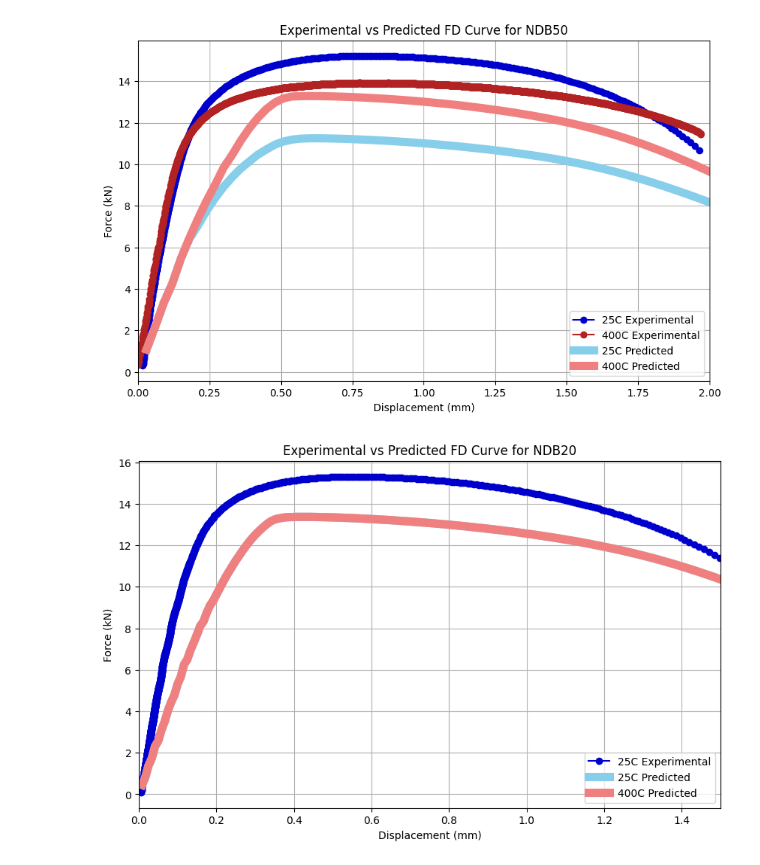
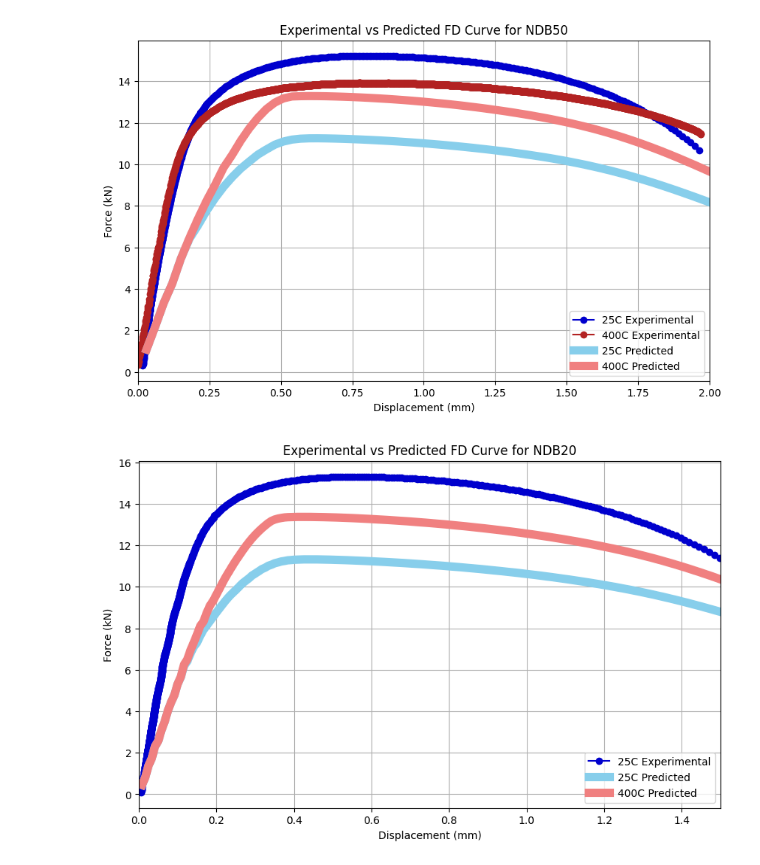
Before and after one commit to LianjGroup/Machine-Learning-Assisted-Optimization-of-Hardening-Parameters, a Jupyter notebook: MAIN/MODELS/forceDispCurves_xgb_combined.ipynb, the cells around one changed output. Drawn from its saved outputs; the diff is of its cells as text; code cells hidden in the pictures.

```diff
--- a/MAIN/MODELS/forceDispCurves_xgb_combined.ipynb
+++ b/MAIN/MODELS/forceDispCurves_xgb_combined.ipynb
@@ -49,39 +49,39 @@ import matplotlib.pyplot as plt
 
 # Define the file path and folder name
 file_path_ndbr20_25c = 'EXP_FD/NDBR20_FD_Curve.csv'
-file_path_ndbr20_25c_predicted = 'PREDICTED_FD/XGB/ndb20_xgb_25c_processed.csv'
+file_path_ndbr20_25c_predicted = 'PREDICTED_FD/XGB/ndb20_xgb_25c_secondTry_processed.csv'
 file_path_ndbr20_400c_predicted = 'PREDICTED_FD/XGB/ndb20_xgb_400c_processed.csv'
 
 # Read the data from the CSV file with the correct delimiter and skipping initial spaces
 data_ndbr20_25c = pd.read_csv(file_path_ndbr20_25c)
 data_ndbr20_25c_predicted = pd.read_csv(file_path_ndbr20_25c_predicted, delimiter=',', skipinitialspace=True)
 data_ndbr20_400c_predicted = pd.read_csv(file_path_ndbr20_400c_predicted, delimiter=',', skipinitialspace=True)
 
 # Extract the displacement and force columns
 disp_ndbr20_25c = data_ndbr20_25c['displacement/mm']
 force_ndbr20_25c = data_ndbr20_25c['force/kN']
 
 disp_ndbr20_25c_predicted = data_ndbr20_25c_predicted['Disp']
 force_ndbr20_25c_predicted = data_ndbr20_25c_predicted['Force']
 
 disp_ndbr20_400c_predicted = data_ndbr20_400c_predicted['Disp']
 force_ndbr20_400c_predicted = data_ndbr20_400c_predicted['Force']
 
 plt.figure(figsize=(10, 6))
 plt.plot(disp_ndbr20_25c, force_ndbr20_25c, marker='o', linestyle='-', color='mediumblue', label='25C Experimental')
 plt.plot(disp_ndbr20_25c_predicted, force_ndbr20_25c_predicted, linestyle='-', linewidth=8, color='skyblue', label='25C Predicted')
 plt.plot(disp_ndbr20_400c_predicted, force_ndbr20_400c_predicted, linestyle='-', linewidth=8, color='lightcoral', label='400C Predicted')
 
 plt.title('Experimental vs Predicted FD Curve for NDB20')
 plt.xlabel('Displacement (mm)')
 plt.ylabel('Force (kN)')
 plt.legend()
 plt.grid(True)
 
 plt.xlim(0, 1.5)
 plt.show()
 # %% [output]
-[figure, old version]
+[figure, new version]
 # %%
 import pandas as pd
 import matplotlib.pyplot as plt
```
Also changed, not shown: parts of 3 cells of this notebook, 5 other files.
